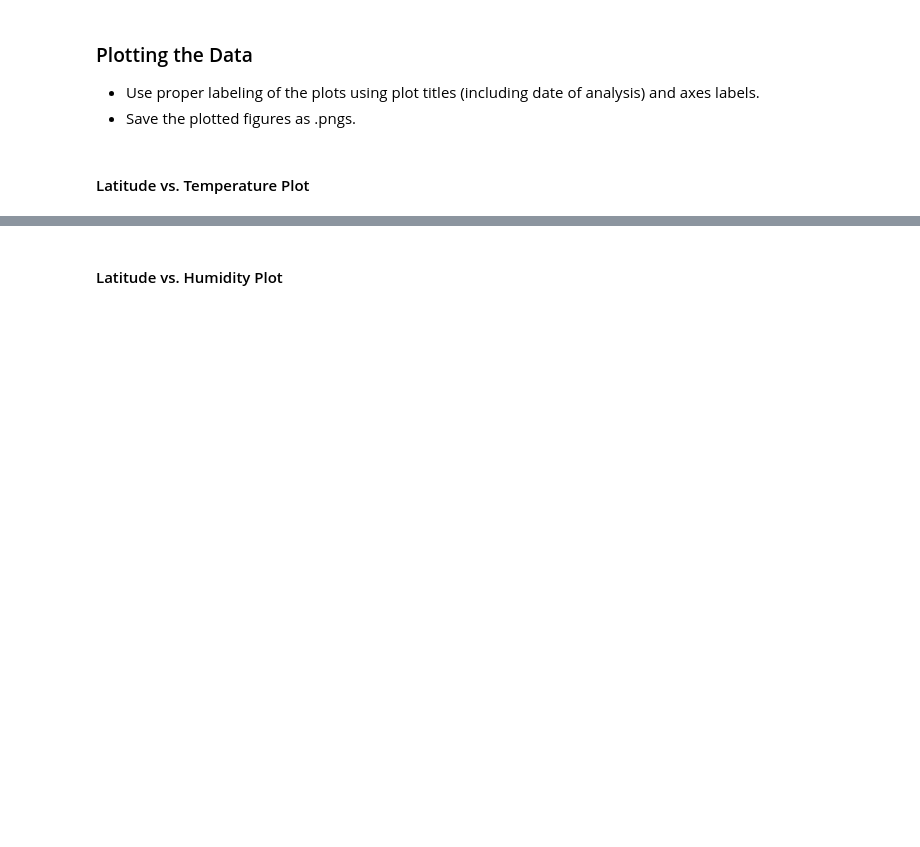
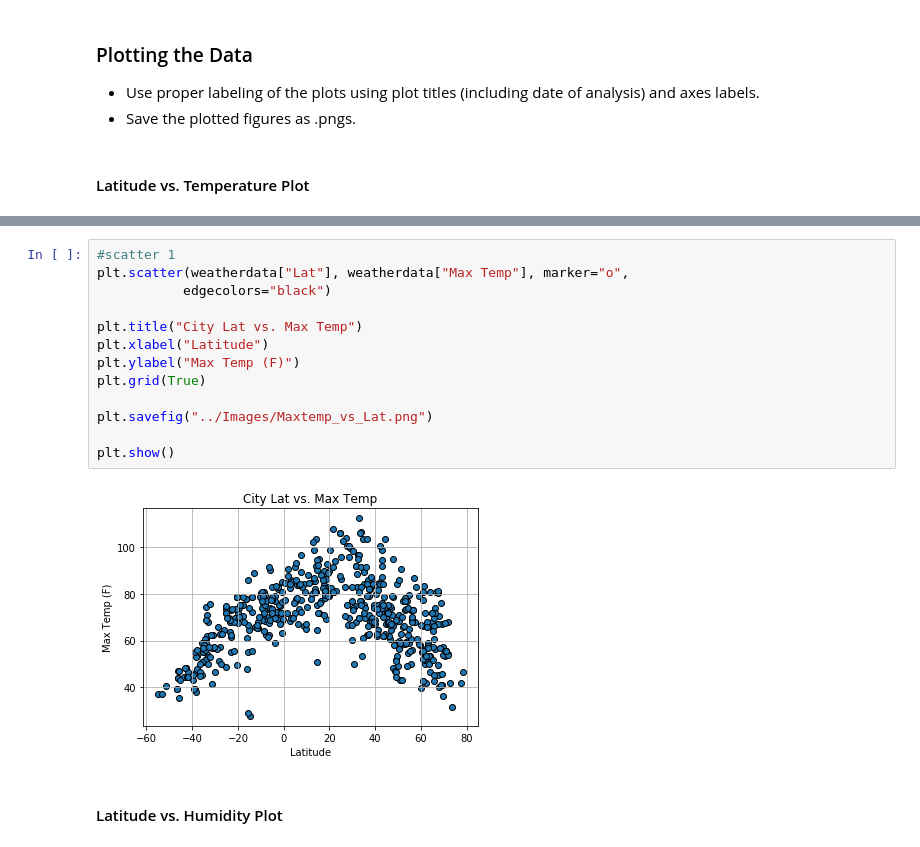
Before and after one commit to justinabco/06-WeatherPy, a Jupyter notebook: Documents/Homeworks/06WeatherPY/06-WeatherPy/starter_code/WeatherPy.ipynb, the cells around one changed output, grey strips where cells are left out. Drawn from its saved outputs; the diff is of its cells as text; blank space fills up the shorter version.

Commit message:
WeatherPy Final with images

```diff
--- a/Documents/Homeworks/06WeatherPY/06-WeatherPy/starter_code/WeatherPy.ipynb
+++ b/Documents/Homeworks/06WeatherPY/06-WeatherPy/starter_code/WeatherPy.ipynb
@@ -173,2 +170,17 @@ weatherdata.head()
+# %%
+#scatter 1
+plt.scatter(weatherdata["Lat"], weatherdata["Max Temp"], marker="o",
+           edgecolors="black")
+
+plt.title("City Lat vs. Max Temp")
+plt.xlabel("Latitude")
+plt.ylabel("Max Temp (F)")
+plt.grid(True)
+
+plt.savefig("../Images/Maxtemp_vs_Lat.png")
+
+plt.show()
+# %% [output]
+[figure, added]
 # %% [markdown]
 #### Latitude vs. Humidity Plot
```
Also changed, not shown: parts of 7 cells of this notebook, 3 other files.
